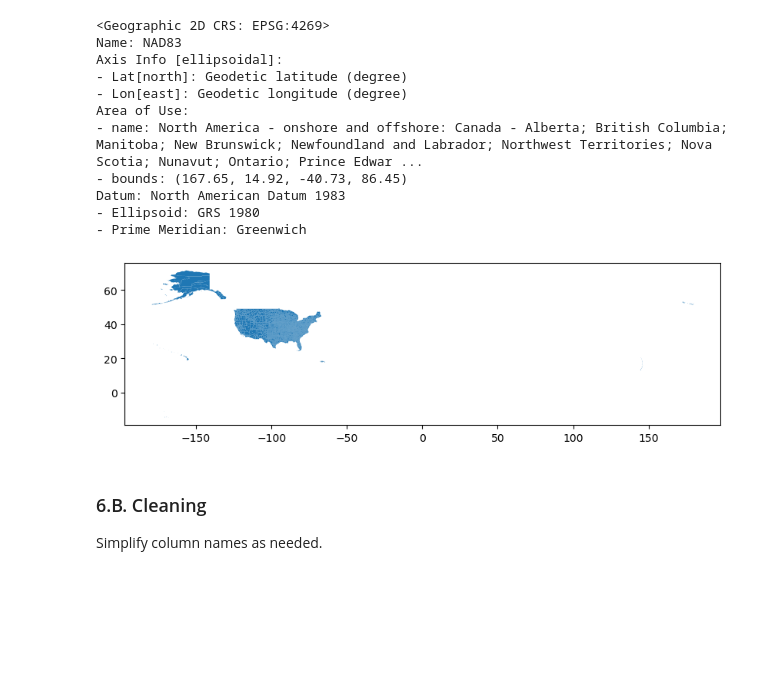
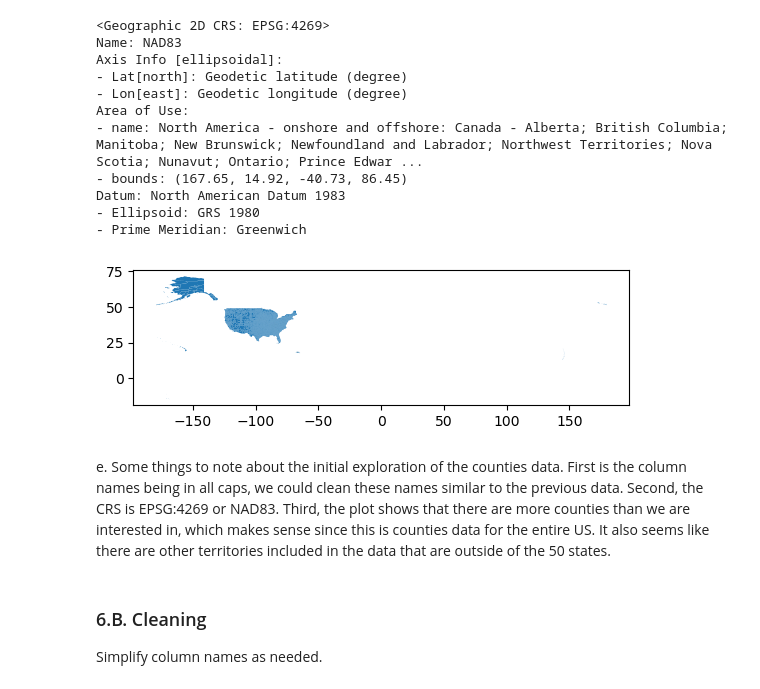
Before and after one commit to zachyyy700/eds220-hwk3, a Jupyter notebook: hwk3-task2-spills-LOO.ipynb, the cells around one changed output. Drawn from its saved outputs; the diff is of its cells as text; code cells hidden in the pictures; blank space fills up the shorter version.

```diff
--- a/hwk3-task2-spills-LOO.ipynb
+++ b/hwk3-task2-spills-LOO.ipynb
@@ -339,11 +353,13 @@ Datum: North American Datum 1983
 - Prime Meridian: Greenwich
 # %%
 # d
-fig, ax = plt.subplots(figsize=(10,7))
+fig, ax = plt.subplots()
 counties.plot(ax=ax)
 plt.show()
 # %% [output]
-[figure, old version]
+[figure, new version]
+# %% [markdown]
+e. Some things to note about the initial exploration of the counties data. First is the column names being in all caps, we could clean these names similar to the previous data. Second, the CRS is EPSG:4269 or NAD83. Third, the plot shows that there are more counties than we are interested in, which makes sense since this is counties data for the entire US. It also seems like there are other territories included in the data that are outside of the 50 states.
 # %% [markdown]
 <!-- END QUESTION -->
 
```
Also changed, not shown: parts of 12 cells of this notebook, 1 other file.
